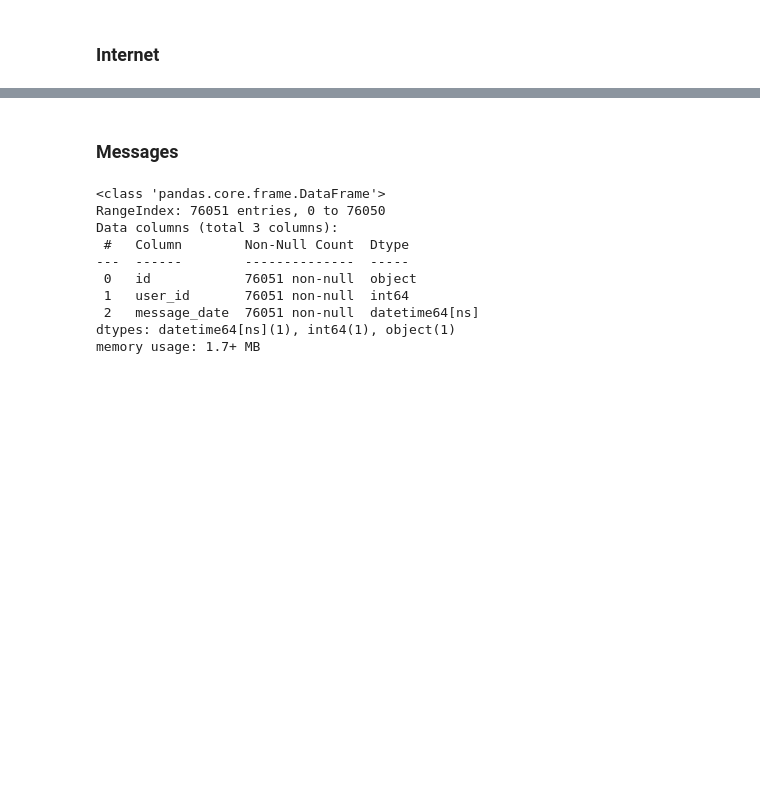
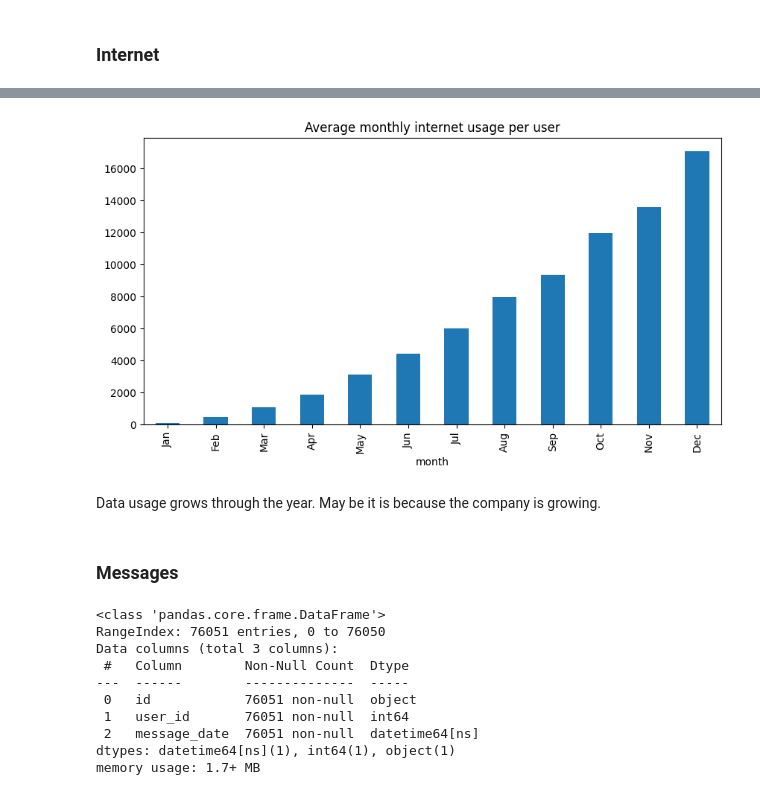
Before and after one commit to makstheimba/data-science-project-3, a Jupyter notebook: main.ipynb, the cells around one changed output, grey strips where cells are left out. Saved outputs shown, nothing was run; the diff lists cells and outputs as text; code cells hidden in the pictures; blank space fills up the shorter version.

```diff
--- a/main.ipynb
+++ b/main.ipynb
@@ -106,0 +119,6 @@ memory usage: 3.2+ MB
+# %%
+internet_by_user_per_month = internet_df.pivot_table(index='user_id', columns='month', values='mb_used', aggfunc='sum', fill_value=0)
+internet_by_user_per_month = internet_by_user_per_month.reindex(users_df['user_id'].unique(), fill_value=0)
+internet_by_user_per_month.columns = pd.to_datetime(internet_by_user_per_month.columns, format='%m').strftime('%b')
+
+internet_by_user_per_month
@@ -107,3 +140,10 @@ memory usage: 3.2+ MB
+# %%
+internet_by_user_per_month.mean().plot(kind='bar', figsize=(10, 5), title='Average monthly internet usage per user')
+plt.show()
+# %% [output]
+[figure, added]
+# %% [markdown]
+Data usage grows through the year. May be it is because the company is growing.
 # %% [markdown]
 ### Messages
 # %%
```
Also changed, not shown: parts of 9 cells of this notebook.
